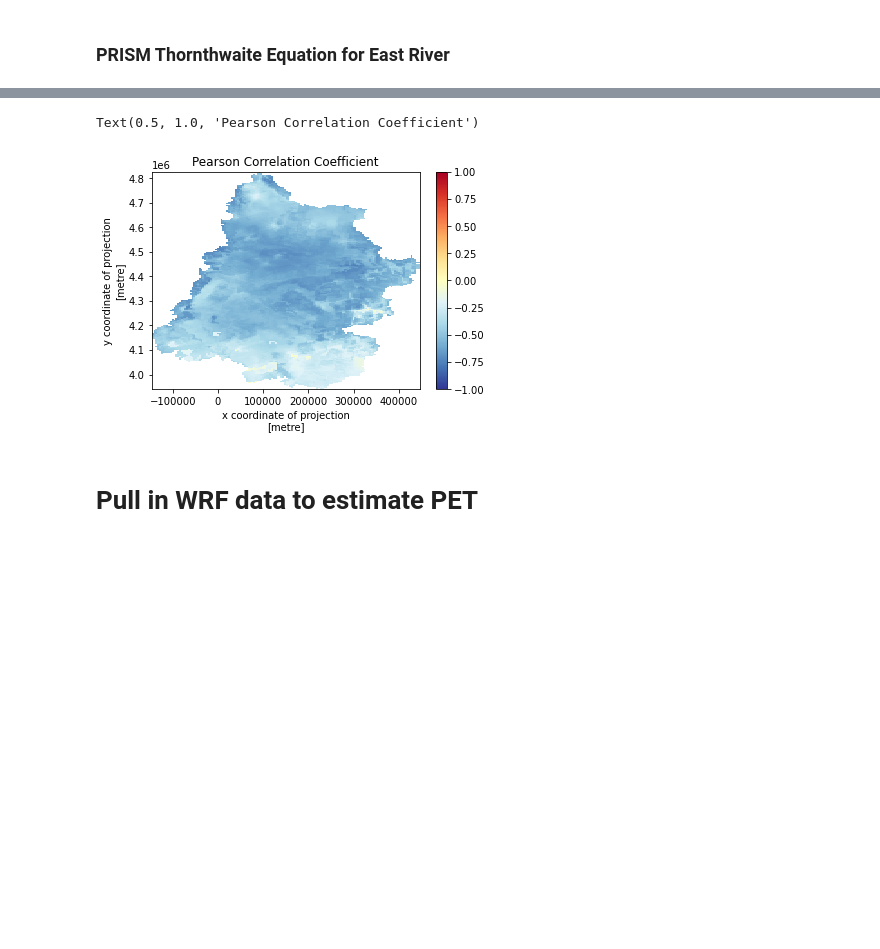
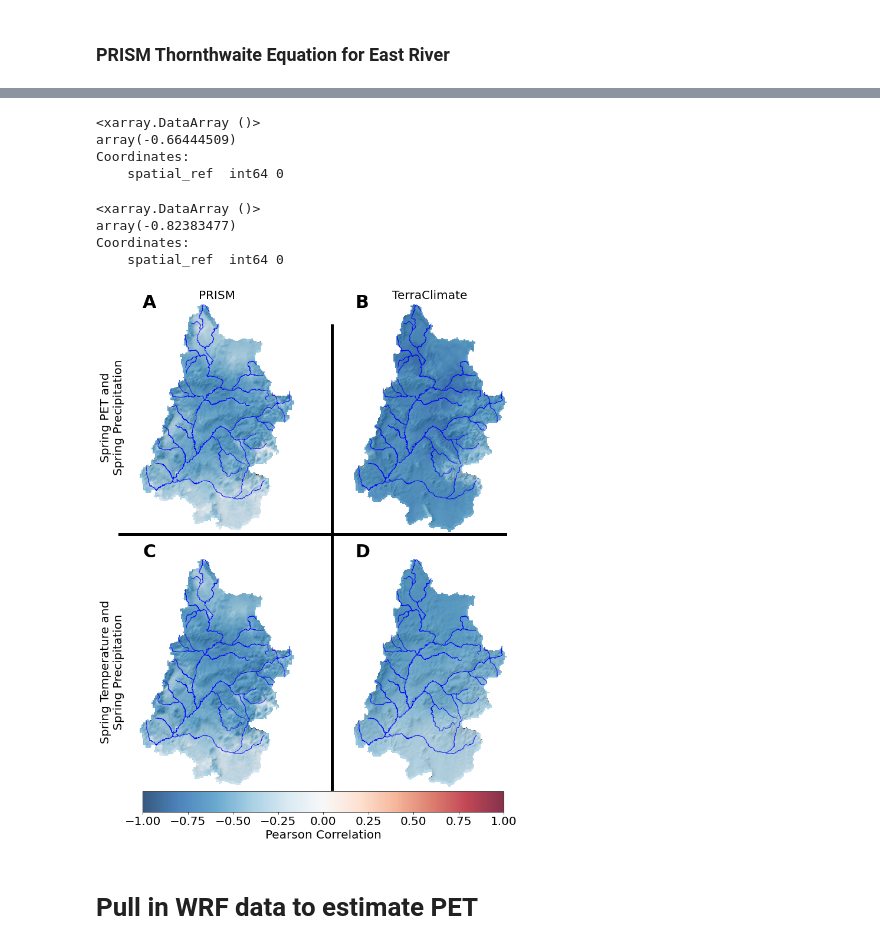
Before and after one commit to dlhogan97/Spring-Precipitation-Effect-CO-River, a Jupyter notebook: notebooks/Upper_CO_Analysis/notebooks/ucr_basin_pet.ipynb, the cells around one changed output, grey strips where cells are left out. Saved outputs shown, nothing was run; the diff lists cells and outputs as text; code cells hidden in the pictures; blank space fills up the shorter version.

```diff
--- a/notebooks/Upper_CO_Analysis/notebooks/ucr_basin_pet.ipynb
+++ b/notebooks/Upper_CO_Analysis/notebooks/ucr_basin_pet.ipynb
@@ -162,15 +160,18 @@ Text(0.5, 1.0, 'Pearson Correlation Coefficient')
 # %% [markdown]
 ### PRISM Thornthwaite Equation for East River
 # %%
+# get 4-km PRISM monthly temperature data over each HCDN Basin
 prism_tmean = rxr.open_rasterio('../data/etdata/prism_tmean_4km_all.nc')
 prism_tmean = prism_tmean.where(prism_tmean>-100,drop=True)
-# prism_tmean
-# take a look at the data
-tmp = hcdn_boundaries[hcdn_boundaries.gage == '09132500']
+
+# set to a boundary just to test
+tmp = hcdn_boundaries[hcdn_boundaries.gage == '09112500']
 ucrb_temp = prism_tmean.rio.clip(tmp.geometry)
 ucrb_temp = ucrb_temp.where(ucrb_temp>-100,drop=True)
 mean_ucrb_temp = ucrb_temp.mean(dim=['x','y'])
 spring_mean_ucrb_temp = mean_ucrb_temp.where(mean_ucrb_temp['month'].dt.month.isin([4,5,6]),drop=True).groupby('month.year').mean()
 spring_mean_ucrb_temp_anomaly = (spring_mean_ucrb_temp-spring_mean_ucrb_temp.mean(dim='year'))
-prism_monthly_ppt = xr.open_dataset('../data/precipdata/prism_hcdn_seasonal_ppt_14710.nc').sel(variable='09132500',dim_1='ppt')
+
+# Get seasonal (months 1-4-7-10) prism precipitation and take a look at one of the values
+prism_monthly_ppt = xr.open_dataset('../data/precipdata/prism_hcdn_seasonal_ppt_14710.nc').sel(variable='09112500',dim_1='ppt')
 # %%
@@ -268,14 +276,20 @@ corr_prism_temp = corr_prism_temp.rio.set_crs(4326)
 corr_prism_temp = corr_prism_temp.rio.reproject(32613)
 # remove values above 1
 corr_prism_temp = corr_prism_temp.where(corr_prism_temp<=1,drop=True)
-# %%
-fig, ax = plt.subplots()
-
-p0 = corr_prism_temp.plot(cmap='RdYlBu_r', vmin=-1, vmax=1)
-ax.set_title('Pearson Correlation Coefficient')
-# %% [output]
-Text(0.5, 1.0, 'Pearson Correlation Coefficient')
-[figure, removed]
+# %%
+corr_terraclimate.mean()
+# %% [output]
+<xarray.DataArray ()>
+array(-0.66444509)
+Coordinates:
+    spatial_ref  int64 0
+# %%
+corr_terraclimate.min()
+# %% [output]
+<xarray.DataArray ()>
+array(-0.82383477)
+Coordinates:
+    spatial_ref  int64 0
 # %%
 src_4km = rxr.open_rasterio('../basin_characteristics/ucrb_dem_32613_150m.tif')
 # mask values less than 0
@@ -298,9 +312,24 @@ ucrb_stream_traces = ucrb_stream_traces.to_crs(32613)
 # clip to UCRB boundary
 ucrb_stream_traces = gpd.clip(ucrb_stream_traces, ucrb_boundary_32613)
 # %%
-fig, axs = plt.subplots(nrows=2, ncols=2, figsize=(12, 16))
-axs=axs.ravel()
-ax=axs[0]
+fig = plt.figure(figsize=(10, 12))
+ax0 = plt.axes([0, 0, 1, 1])
+ax0.set_xticks([])
+ax0.set_yticks([])
+
+ax1 = plt.axes([0.05, 0.55, 0.45, 0.45])
+
+ax2 = plt.axes([0.55, 0.55, 0.45, 0.45])
+
+ax3 = plt.axes([0.05, 0.05, 0.45, 0.45])
+
+ax4 = plt.axes([0.55, 0.05, 0.45, 0.45])
+
+ax0.plot([0.55, 0.55], [0,1], color='black', lw=5)
+ax0.plot([0, 1], [0.55, 0.55], color='black', lw=5)
+ax0.set_axis_off()
+
+ax=ax1
 # add another plot for the annual mean
 ax.imshow(ls.hillshade(src_4km.squeeze().values, vert_exag=10, dx=dx, dy=dy), cmap='gray',extent=[ucrb_boundary_32613.bounds.loc[0]['minx'],
                                                                                                         ucrb_boundary_32613.bounds.loc[0]['maxx'],
@@ -315,11 +344,11 @@ ax.set_axis_off()
 # add title to axs[4]
 ax.set_title('PRISM', size=20)
 # add vertical text along the side of axs[0]
-ax.text(-0.1, 0.5, 'Spring PET and Spring Precipitation', va='bottom', ha='center',
+ax.text(-0.1, 0.5, 'Spring PET and\nSpring Precipitation', va='bottom', ha='center',
         rotation='vertical', rotation_mode='anchor',
         transform=ax.transAxes, size=20)
 
-ax=axs[1]
+ax=ax2
 # add another plot for the annual mean
 ax.imshow(ls.hillshade(src_4km.squeeze().values, vert_exag=10, dx=dx, dy=dy), cmap='gray',extent=[ucrb_boundary_32613.bounds.loc[0]['minx'],
                                                                                                         ucrb_boundary_32613.bounds.loc[0]['maxx'],
@@ -334,7 +363,7 @@ ax.set_axis_off()
 # add title to axs[4]
 ax.set_title('TerraClimate', size=20)
 
-ax=axs[2]
+ax=ax3
 # add another plot for the annual mean
 ax.imshow(ls.hillshade(src_4km.squeeze().values, vert_exag=10, dx=dx, dy=dy), cmap='gray',extent=[ucrb_boundary_32613.bounds.loc[0]['minx'],
                                                                                                         ucrb_boundary_32613.bounds.loc[0]['maxx'],
@@ -344,39 +373,47 @@ im = ax.imshow(corr_prism_temp.values, alpha=0.8, cmap='RdBu_r', vmin=-1, vmax=1
                                                                                                         ucrb_boundary_32613.bounds.loc[0]['maxx'],
                                                                                                         ucrb_boundary_32613.bounds.loc[0]['miny'],
                                                                                                         ucrb_boundary_32613.bounds.loc[0]['maxy']])
 ucrb_stream_traces.plot(ax=ax, color='blue', linewidth=1,  zorder=1, alpha=1)
 ax.set_axis_off()
 
 # add vertical text along the side of axs[0]
-ax.text(-0.1, 0.5, 'Spring Temperature and Spring Precipitation', va='bottom', ha='center',
+ax.text(-0.1, 0.5, 'Spring Temperature and\nSpring Precipitation', va='bottom', ha='center',
         rotation='vertical', rotation_mode='anchor',
         transform=ax.transAxes, size=20)
 
-ax=axs[3]
+ax=ax4
 # add another plot for the annual mean
 ax.imshow(ls.hillshade(src_4km.squeeze().values, vert_exag=10, dx=dx, dy=dy), cmap='gray',extent=[ucrb_boundary_32613.bounds.loc[0]['minx'],
                                                                                                         ucrb_boundary_32613.bounds.loc[0]['maxx'],
                                                                                                         ucrb_boundary_32613.bounds.loc[0]['miny'],
                                                                                                         ucrb_boundary_32613.bounds.loc[0]['maxy']])
 im = ax.imshow(corr_terraclimate_temp.values, alpha=0.8, cmap='RdBu_r', vmin=-1, vmax=1,extent=[ucrb_boundary_32613.bounds.loc[0]['minx'],
                                                                                                         ucrb_boundary_32613.bounds.loc[0]['maxx'],
                                                                                                         ucrb_boundary_32613.bounds.loc[0]['miny'],
                                                                                                         ucrb_boundary_32613.bounds.loc[0]['maxy']])
 ucrb_stream_traces.plot(ax=ax, color='blue', linewidth=1,  zorder=1, alpha=1)
-ax.set_axis_off()
 
+ax.axis('off')
 
+# add title letters to upper left corner of each plot
+ax0.text(0.1,0.99,'A',size=30,transform=ax0.transAxes, fontdict={'weight':'bold'})
+ax0.text(0.6,0.99,'B',size=30,transform=ax0.transAxes, fontdict={'weight':'bold'})
+ax0.text(0.1,0.5,'C',size=30,transform=ax0.transAxes, fontdict={'weight':'bold'})
+ax0.text(0.6,0.5,'D',size=30,transform=ax0.transAxes, fontdict={'weight':'bold'})
 # create a colorbar for the entire ax5 with vmin=20 and vmax=40 and cmap='YlGnBu'
 # create horizontal colorbar
-fig.subplots_adjust(bottom=0.1, top=0.9, left=0.05, right=0.95,
-                    wspace=0.02, hspace=0.0)
-cbar_ax = fig.add_axes([0.1,0.02, 0.85, 0.04])
+cbar_ax = fig.add_axes([0.1,0.00, 0.85, 0.04])
 cbar = fig.colorbar(im, cax=cbar_ax, orientation='horizontal')
 cbar.set_label('Pearson Correlation', size=20)
 # increase the size of the tick labels for the colorbar
 cbar.ax.tick_params(labelsize=20)
 # fig.suptitle('Pearson Correlation Between Spring PET and Spring Precipitation\n1964-2022', size=24)
+# add background whitespace
+fig.patch.set_facecolor('white')
+
 fig.savefig('../figures/pearson_correlation_spring_pet_spring_ppt.png', dpi=700, bbox_inches='tight')
+# %% [output]
+[figure, added]
 # %% [markdown]
 # Pull in WRF data to estimate PET
 # %%
```
Also changed, not shown: parts of 16 cells of this notebook, 4 other files.
